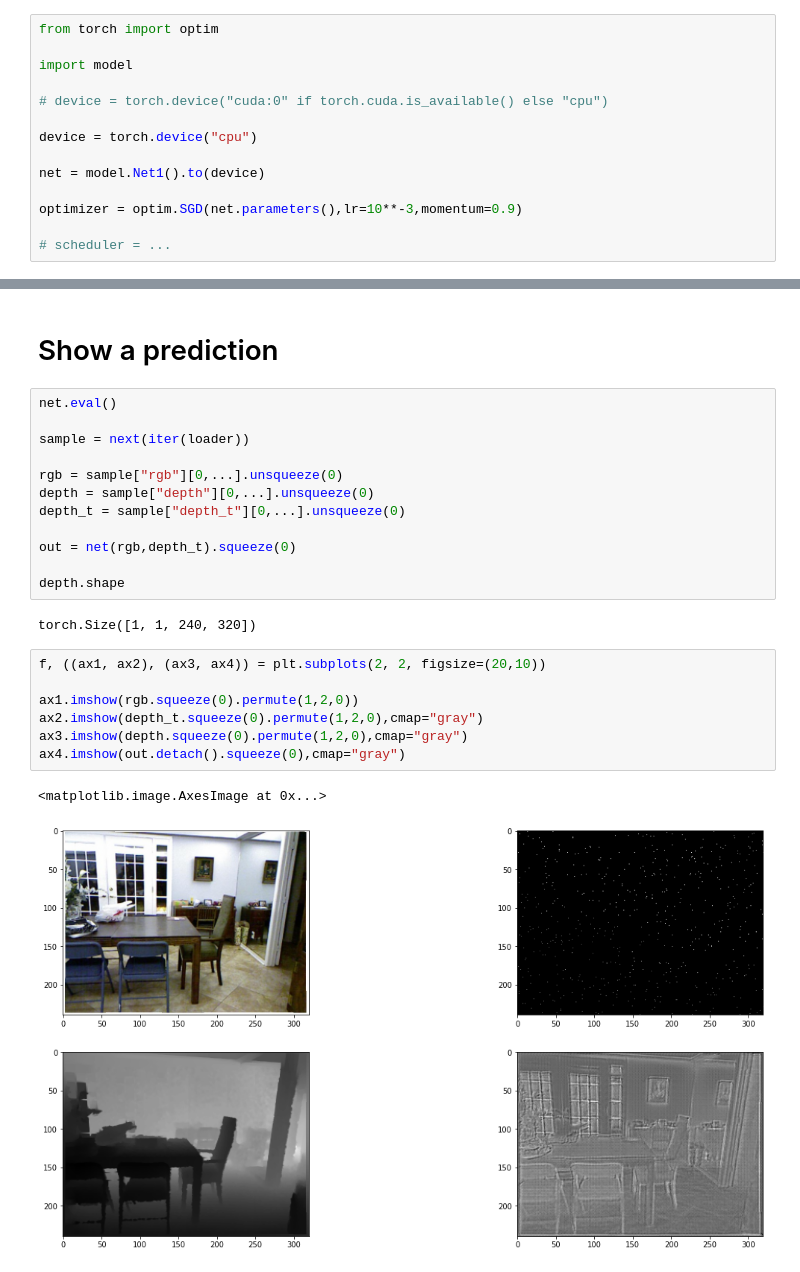
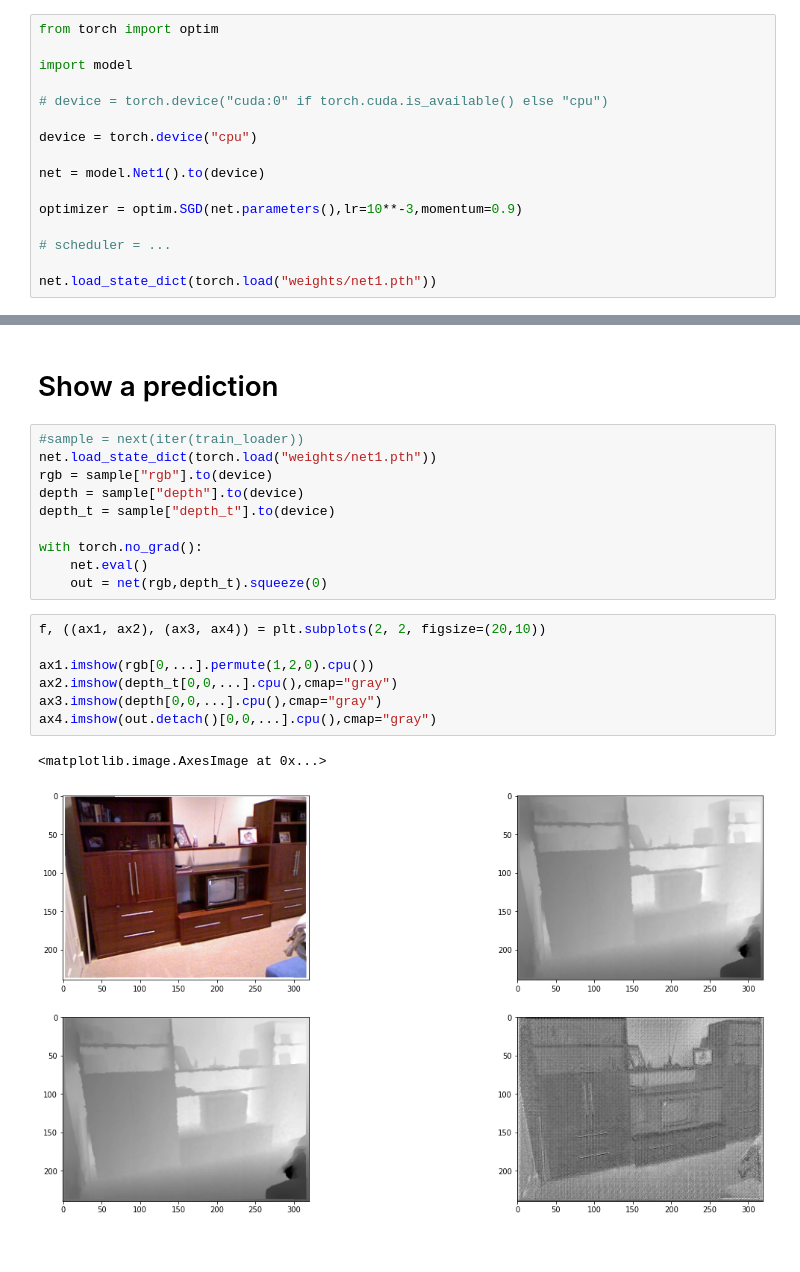
Before and after one commit to fabioscap/vp_project, a Jupyter notebook: test.ipynb, the cells around one changed output, grey strips where cells are left out. Cells and saved outputs as stored; diff of their text form.

Commit message:
30 epochs weight

```diff
--- a/test.ipynb
+++ b/test.ipynb
@@ -59,6 +79,8 @@ net = model.Net1().to(device)
 optimizer = optim.SGD(net.parameters(),lr=10**-3,momentum=0.9)
 
 # scheduler = ...
+
+net.load_state_dict(torch.load("weights/net1.pth"))
 # %%
 utils.train(model=net,
             n_epochs = 1,
@@ -70,26 +92,22 @@ utils.train(model=net,
 # %% [markdown]
 # Show a prediction
 # %%
-net.eval()
+#sample = next(iter(train_loader))
+net.load_state_dict(torch.load("weights/net1.pth"))
+rgb = sample["rgb"].to(device)
+depth = sample["depth"].to(device)
+depth_t = sample["depth_t"].to(device)
 
-sample = next(iter(loader))
-
-rgb = sample["rgb"][0,...].unsqueeze(0)
-depth = sample["depth"][0,...].unsqueeze(0)
-depth_t = sample["depth_t"][0,...].unsqueeze(0)
-
-out = net(rgb,depth_t).squeeze(0)
-
-depth.shape
+with torch.no_grad():
+    net.eval()
+    out = net(rgb,depth_t).squeeze(0)
-# %% [output]
-torch.Size([1, 1, 240, 320])
 # %%
 f, ((ax1, ax2), (ax3, ax4)) = plt.subplots(2, 2, figsize=(20,10))
 
-ax1.imshow(rgb.squeeze(0).permute(1,2,0))
-ax2.imshow(depth_t.squeeze(0).permute(1,2,0),cmap="gray")
-ax3.imshow(depth.squeeze(0).permute(1,2,0),cmap="gray")
-ax4.imshow(out.detach().squeeze(0),cmap="gray")
+ax1.imshow(rgb[0,...].permute(1,2,0).cpu())
+ax2.imshow(depth_t[0,0,...].cpu(),cmap="gray")
+ax3.imshow(depth[0,0,...].cpu(),cmap="gray")
+ax4.imshow(out.detach()[0,0,...].cpu(),cmap="gray")
 # %% [output]
 <matplotlib.image.AxesImage at 0x...>
-[figure, old version]
+[figure, new version]
```
Also changed, not shown: parts of 9 cells of this notebook, 1 other file.
